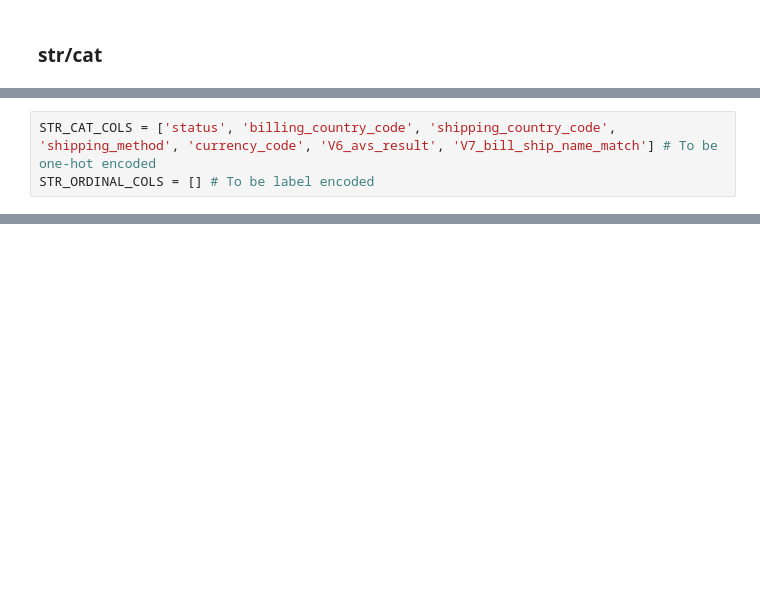
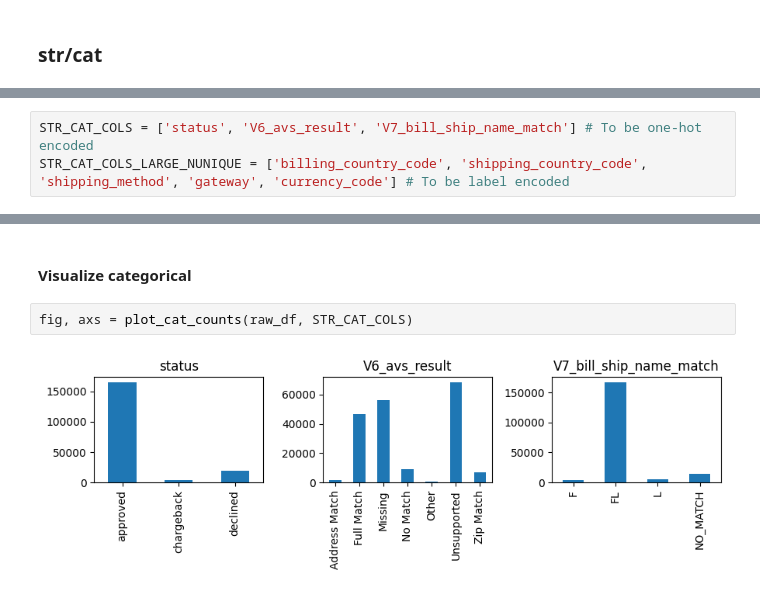
Before and after one commit to yuvalorsher/Riskified-fraud-detection, a Jupyter notebook: EDA.ipynb, the cells around one changed output, grey strips where cells are left out. Saved outputs shown, nothing was run; the diff lists cells and outputs as text; blank space fills up the shorter version.

```diff
--- a/EDA.ipynb
+++ b/EDA.ipynb
@@ -85,5 +98,5 @@ Observations:
 3. V1_link looks boolean so check why it's object - probably NaNs.
 4. Look at 'V6_avs_result' and see if unsupported is a special value. Either way it has 7 uniques.
 # %%
-STR_CAT_COLS = ['status', 'billing_country_code', 'shipping_country_code', 'shipping_method', 'currency_code', 'V6_avs_result', 'V7_bill_ship_name_match'] # To be one-hot encoded
-STR_ORDINAL_COLS = [] # To be label encoded
+STR_CAT_COLS = ['status', 'V6_avs_result', 'V7_bill_ship_name_match'] # To be one-hot encoded
+STR_CAT_COLS_LARGE_NUNIQUE = ['billing_country_code', 'shipping_country_code', 'shipping_method', 'gateway', 'currency_code'] # To be label encoded
@@ -89,0 +222,6 @@ STR_ORDINAL_COLS = [] # To be label encoded
+# %% [markdown]
+#### Visualize categorical
+# %%
+fig, axs = plot_cat_counts(raw_df, STR_CAT_COLS)
+# %% [output]
+[figure, added]
```
Also changed, not shown: parts of 29 cells of this notebook.
